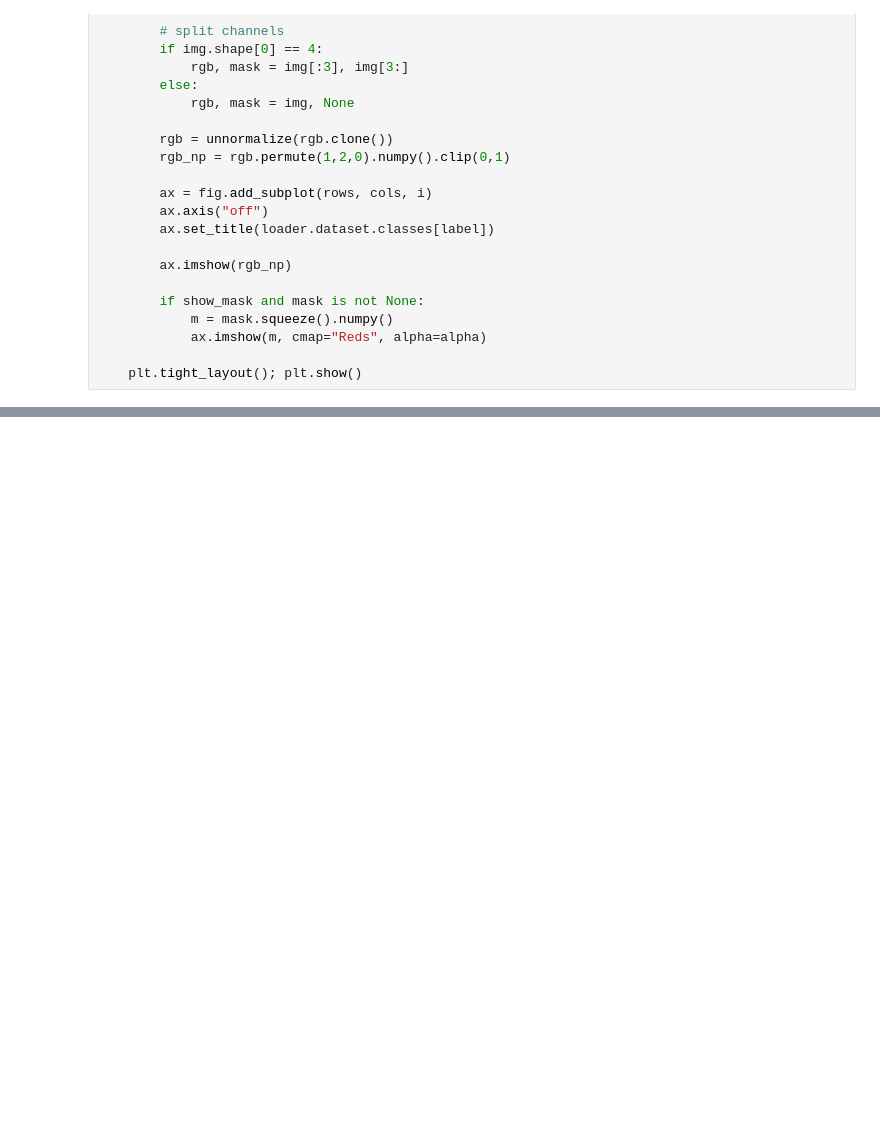
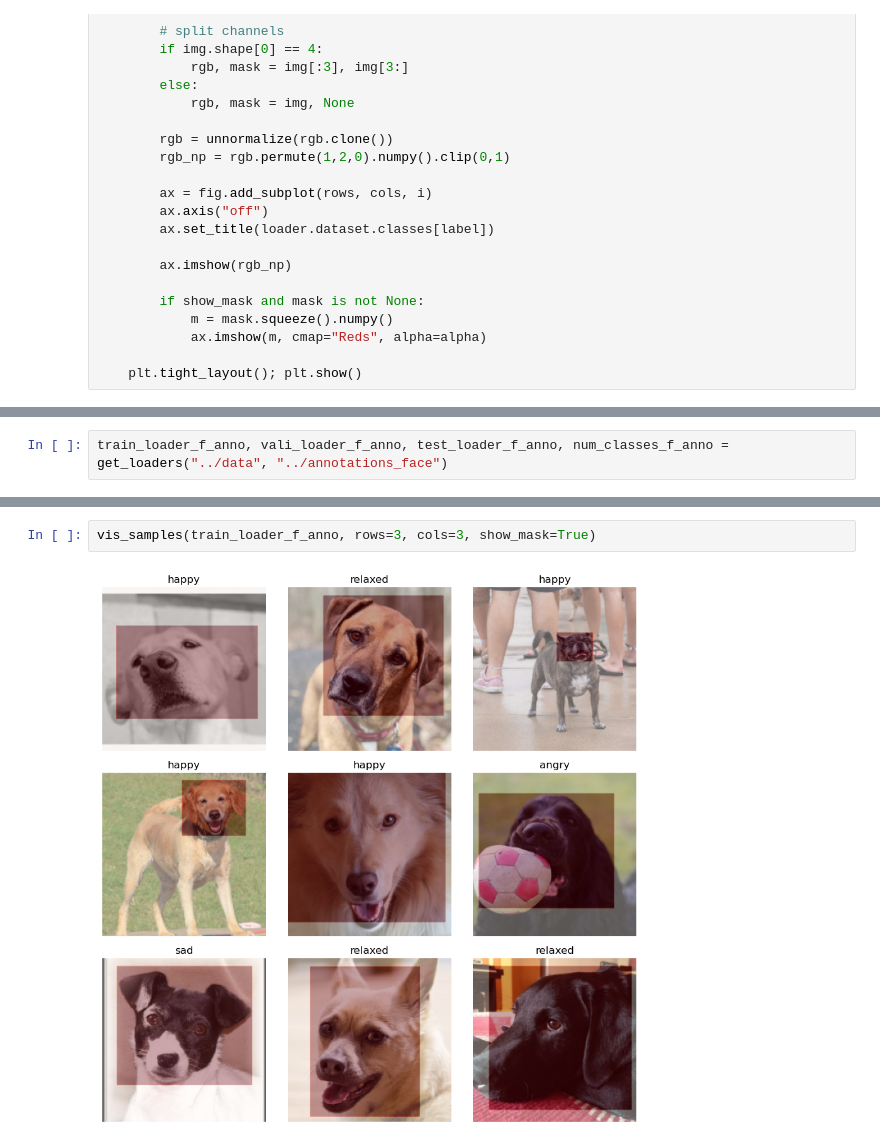
Before and after one commit to Ranvirsv/is_the_dog_happy, a Jupyter notebook: Notebooks/VIT.ipynb, the cells around one changed output, grey strips where cells are left out. Drawn from its saved outputs; the diff is of its cells as text; blank space fills up the shorter version.

Commit message:
Experiment for Annotated face

```diff
--- a/Notebooks/VIT.ipynb
+++ b/Notebooks/VIT.ipynb
@@ -188,0 +148,2 @@ plt.imshow(grayscale_cam)
+# %%
+train_loader_f_anno, vali_loader_f_anno, test_loader_f_anno, num_classes_f_anno = get_loaders("../data", "../annotations_face")
@@ -188,0 +168,4 @@ plt.imshow(grayscale_cam)
+# %%
+vis_samples(train_loader_f_anno, rows=3, cols=3, show_mask=True)
+# %% [output]
+[figure, added]
```
Also changed, not shown: parts of 28 cells of this notebook, 1 other file.
